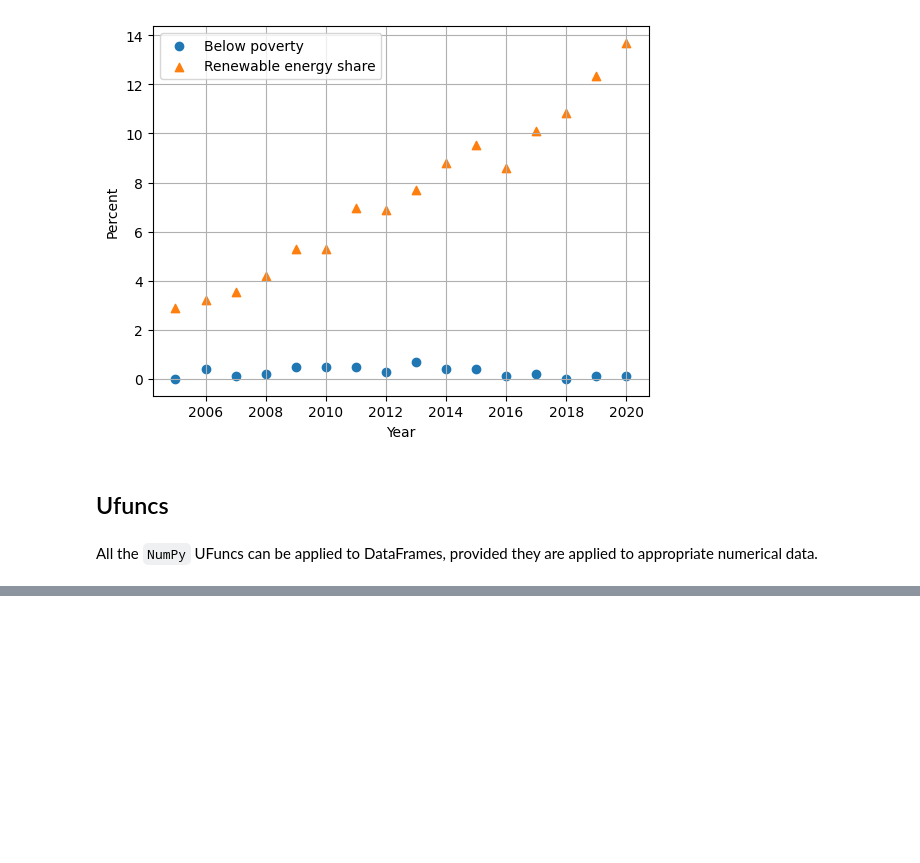
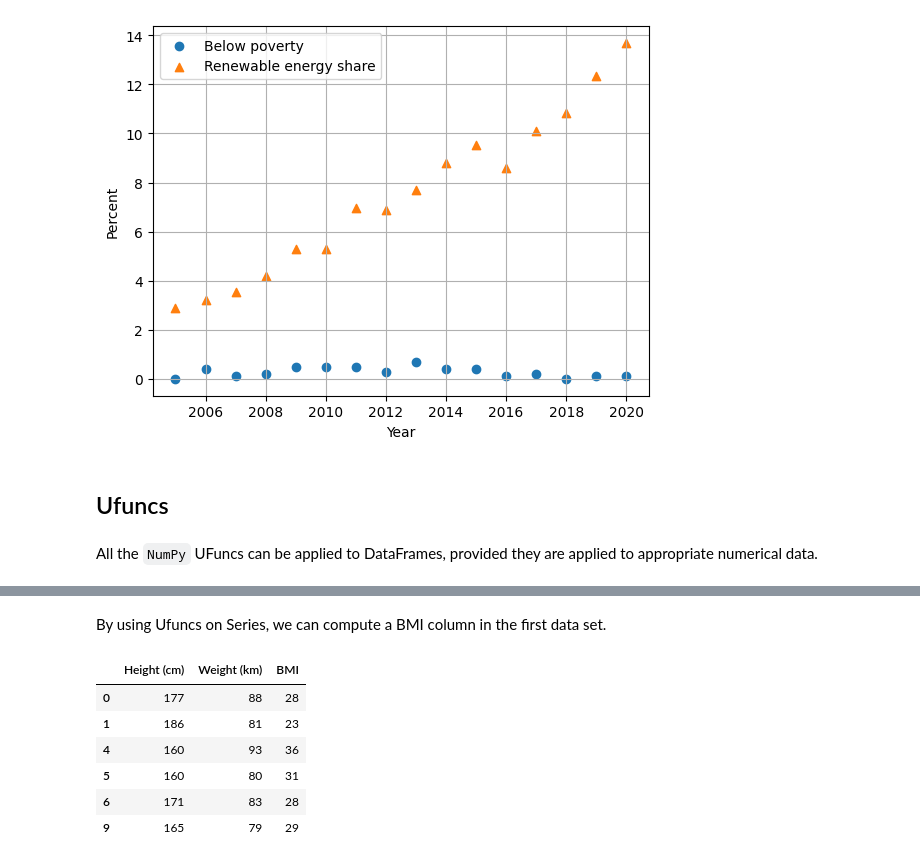
Before and after one commit to joshmaglione/CS102-Jupyter, a Jupyter notebook: Week07.ipynb, the cells around one changed output, grey strips where cells are left out. Cells and saved outputs as stored; diff of their text form; code cells hidden in the pictures; blank space fills up the shorter version.

```diff
--- a/Week07.ipynb
+++ b/Week07.ipynb
@@ -364,0 +403,13 @@ All the `NumPy` UFuncs can be applied to DataFrames, provided they are applied t
+# %% [markdown]
+By using Ufuncs on Series, we can compute a BMI column in the first data set.
+# %%
+df1["BMI"] = np.round(df1["Weight (km)"] / (df1["Height (cm)"]/100)**2).astype("i")
+df1
+# %% [output]
+|  | Height (cm) | Weight (km) | BMI |
+| 0 | 177 | 88 | 28 |
+| 1 | 186 | 81 | 23 |
+| 4 | 160 | 93 | 36 |
+| 5 | 160 | 80 | 31 |
+| 6 | 171 | 83 | 28 |
+| 9 | 165 | 79 | 29 |
```
Also changed, not shown: parts of 24 cells of this notebook, 1 other file.
